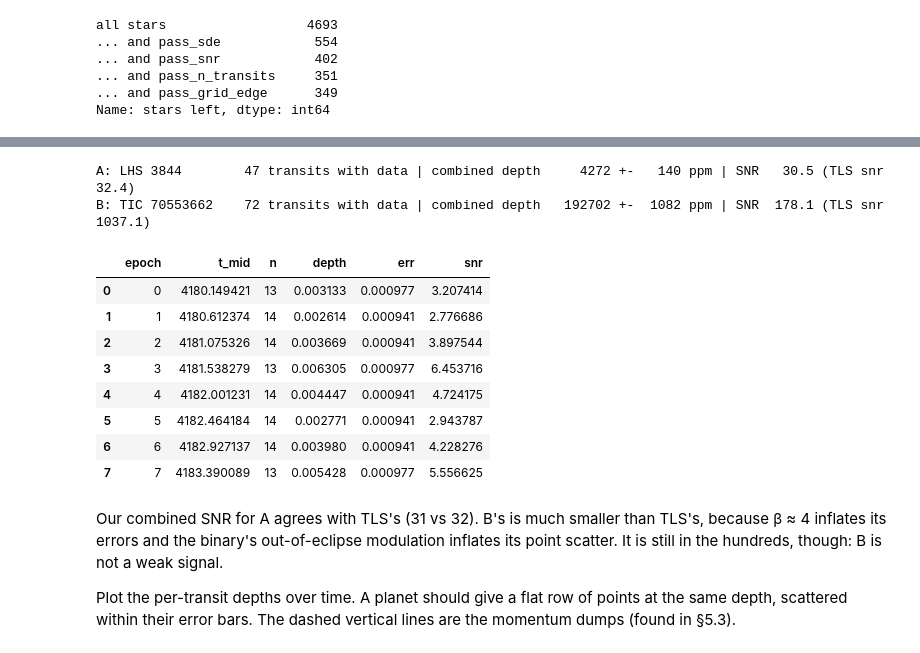
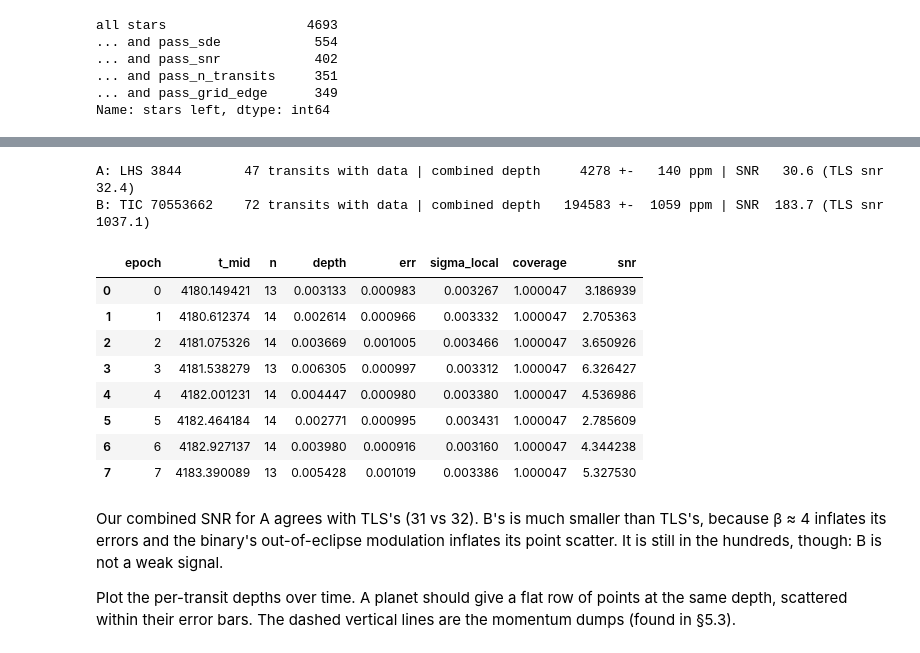
Before and after one commit to josejorgers/exoplanets-research, a Jupyter notebook: notebooks/pipeline-5-vet-walkthrough.ipynb, the cells around one changed output, grey strips where cells are left out. Drawn from its saved outputs; the diff is of its cells as text; code cells hidden in the pictures.

```diff
--- a/notebooks/pipeline-5-vet-walkthrough.ipynb
+++ b/notebooks/pipeline-5-vet-walkthrough.ipynb
@@ -333,15 +333,19 @@ THRESH = dict(
     n_transits_min=2,         # §4.3  periodicity needs at least two events
     grid_edge_frac=0.98,      # §4.4  period within 2 % of period_max = peak at the grid edge
     survive_frac=0.5,         # §5    the signal must keep >= 50 % of its expected SNR after dropping suspect transits
-    dump_window_d=0.1,        # §5.3  +- 0.1 d around a momentum dump (plus half a transit)
+    dump_window_d=0.25,       # §5.3  +- 0.25 d around a momentum dump (plus half a transit) = biweight half-window
+    local_noise_d=0.5,        # §5.1  per-transit noise from out-of-transit points within +- 0.5 d
+    edge_coverage_min=0.5,    # §5.3  a transit needs >= 50 % of the expected points on each side
     odd_even_sigma_max=3.0,   # §6
     secondary_snr_max=5.0,    # §7    5 sigma because we search many phases (look-elsewhere)
     dur_ratio_min=1 / 3,      # §8.1  observed / expected central-transit duration
     dur_ratio_max=3.0,
     rp_earth_max=16.8,        # §8.2  1.5 Jupiter radii
-    var_harmonic_tol=0.005,   # §9    period ratio within 0.5 % of an integer
+    var_fap_max=1e-3,         # §9    the periodogram peak must be significant ...
+    var_harmonic_tol=1.0,     # §9    ... at a harmonic of the TLS frequency, within 1/baseline ...
     var_harmonic_n_max=10,
-    var_amp_frac_max=0.15,    # §9    variability semi-amplitude / transit depth
+    var_amp_frac_max=0.15,    # §9    ... and its semi-amplitude >= 15 % of the transit depth
+    variable_amp_frac=0.3,    # §10.4 soft: any significant modulation >= 30 % of the depth
     v_shape_max=0.3,          # §10.1 soft: flat-bottom fraction T23/T14 below this = V-shaped
     centroid_sigma_max=3.0,   # §10.2 soft
     contratio_max=0.5,        # §10.3 soft
@@ -449,47 +462,56 @@ called the single-transit value *SES*, single event statistic, and the combined
 multiple event statistic.)
 # %%
 def per_transit(p) -> pd.DataFrame:
-    '''One row per transit epoch that has in-transit data.'''
-    s, t, y = p["s"], p["t"], p["y"]
+    '''One row per transit epoch that has in-transit data: depth, LOCAL error, SNR, data coverage.'''
+    s, t, y, dur, noise = p["s"], p["t"], p["y"], p["dur"], p["noise"]
     epoch = np.round((t - s.T0) / s.period).astype(int)
+    cadence = np.median(np.diff(t))
+    side = max(dur, 1 / 24)  # the window checked on each side of the transit (§5.3)
     rows = []
     for k in np.unique(epoch[p["in_tr"]]):
         m = p["in_tr"] & (epoch == k)
-        d, e = depth_and_err(y, m, p["noise"])
-        rows.append((k, s.T0 + k * s.period, int(m.sum()), d, e))
-    pt = pd.DataFrame(rows, columns=["epoch", "t_mid", "n", "depth", "err"])
+        tm = s.T0 + k * s.period
+        near = p["oot"] & (np.abs(t - tm) < THRESH["local_noise_d"])
+        sig_k = robust_std(y[near]) if near.sum() >= 30 else noise["sigma"]
+        sig_k = max(sig_k, 0.5 * noise["sigma"])
+        n = int(m.sum())
+        d, e = 1 - y[m].mean(), noise["beta"] * sig_k / np.sqrt(n)
+        pre = ((t > tm - dur / 2 - side) & (t < tm - dur / 2)).sum() * cadence / side
+        post = ((t > tm + dur / 2) & (t < tm + dur / 2 + side)).sum() * cadence / side
+        rows.append((k, tm, n, d, e, sig_k, min(pre, post)))
+    pt = pd.DataFrame(rows, columns=["epoch", "t_mid", "n", "depth", "err", "sigma_local", "coverage"])
     pt["snr"] = pt["depth"] / pt["err"]
     return pt
 
 
 def combine(pt) -> tuple[float, float, float]:
     '''Inverse-variance weighted depth, its error and SNR over the rows of `pt`.'''
     if len(pt) == 0:
         return np.nan, np.nan, np.nan
     w = 1 / pt["err"] ** 2
     d = float((pt["depth"] * w).sum() / w.sum())
     e = float(1 / np.sqrt(w.sum()))
     return d, e, d / e
 
 
 for tic in STARS:
     prep[tic]["pt"] = per_transit(prep[tic])
     d, e, snr = combine(prep[tic]["pt"])
     print(f"{STARS[tic]:18s} {len(prep[tic]['pt'])} transits with data | combined depth "
           f"{d*1e6:8.0f} +- {e*1e6:5.0f} ppm | SNR {snr:6.1f} (TLS snr {search.loc[tic].snr:6.1f})")
 prep[PLANET]["pt"].head(8)
 # %% [output]
-A: LHS 3844        47 transits with data | combined depth     4272 +-   140 ppm | SNR   30.5 (TLS snr   32.4)
-B: TIC 70553662    72 transits with data | combined depth   192702 +-  1082 ppm | SNR  178.1 (TLS snr 1037.1)
+A: LHS 3844        47 transits with data | combined depth     4278 +-   140 ppm | SNR   30.6 (TLS snr   32.4)
+B: TIC 70553662    72 transits with data | combined depth   194583 +-  1059 ppm | SNR  183.7 (TLS snr 1037.1)
-|  | epoch | t_mid | n | depth | err | snr |
-| 0 | 0 | 4180.149421 | 13 | 0.003133 | 0.000977 | 3.207414 |
-| 1 | 1 | 4180.612374 | 14 | 0.002614 | 0.000941 | 2.776686 |
-| 2 | 2 | 4181.075326 | 14 | 0.003669 | 0.000941 | 3.897544 |
-| 3 | 3 | 4181.538279 | 13 | 0.006305 | 0.000977 | 6.453716 |
-| 4 | 4 | 4182.001231 | 14 | 0.004447 | 0.000941 | 4.724175 |
-| 5 | 5 | 4182.464184 | 14 | 0.002771 | 0.000941 | 2.943787 |
-| 6 | 6 | 4182.927137 | 14 | 0.003980 | 0.000941 | 4.228276 |
-| 7 | 7 | 4183.390089 | 13 | 0.005428 | 0.000977 | 5.556625 |
+|  | epoch | t_mid | n | depth | err | sigma_local | coverage | snr |
+| 0 | 0 | 4180.149421 | 13 | 0.003133 | 0.000983 | 0.003267 | 1.000047 | 3.186939 |
+| 1 | 1 | 4180.612374 | 14 | 0.002614 | 0.000966 | 0.003332 | 1.000047 | 2.705363 |
+| 2 | 2 | 4181.075326 | 14 | 0.003669 | 0.001005 | 0.003466 | 1.000047 | 3.650926 |
+| 3 | 3 | 4181.538279 | 13 | 0.006305 | 0.000997 | 0.003312 | 1.000047 | 6.326427 |
+| 4 | 4 | 4182.001231 | 14 | 0.004447 | 0.000980 | 0.003380 | 1.000047 | 4.536986 |
+| 5 | 5 | 4182.464184 | 14 | 0.002771 | 0.000995 | 0.003431 | 1.000047 | 2.785609 |
+| 6 | 6 | 4182.927137 | 14 | 0.003980 | 0.000916 | 0.003160 | 1.000047 | 4.344238 |
+| 7 | 7 | 4183.390089 | 13 | 0.005428 | 0.001019 | 0.003386 | 1.000047 | 5.327530 |
 # %% [markdown]
 Our combined SNR for A agrees with TLS's (31 vs 32). B's is much smaller than TLS's,
 because β ≈ 4 inflates its errors and the binary's out-of-eclipse modulation inflates its
```
Also changed, not shown: parts of 17 cells of this notebook, 4 other files.
